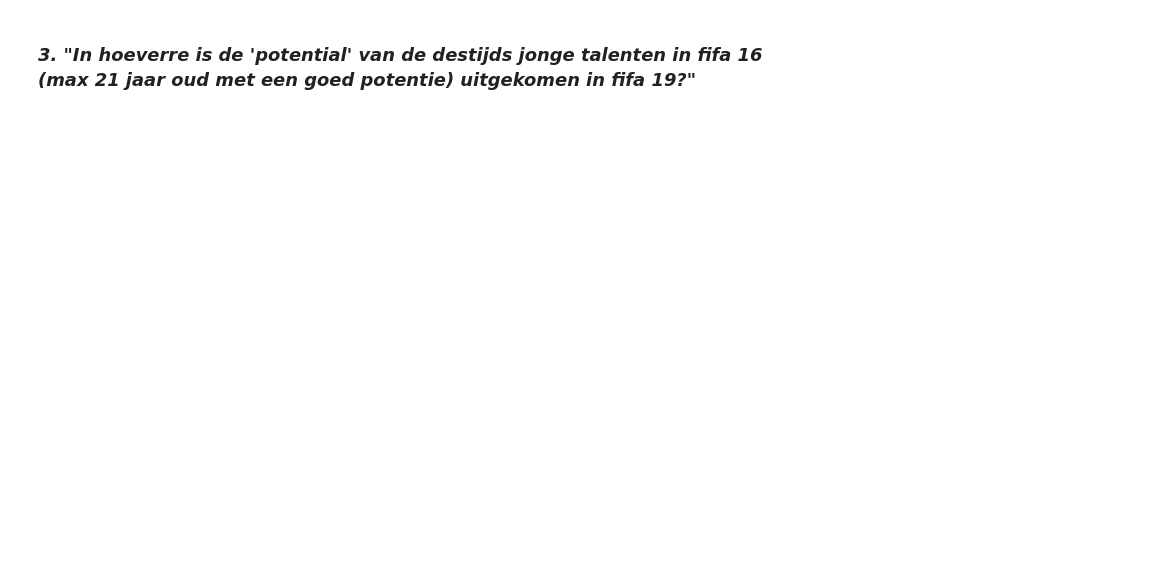
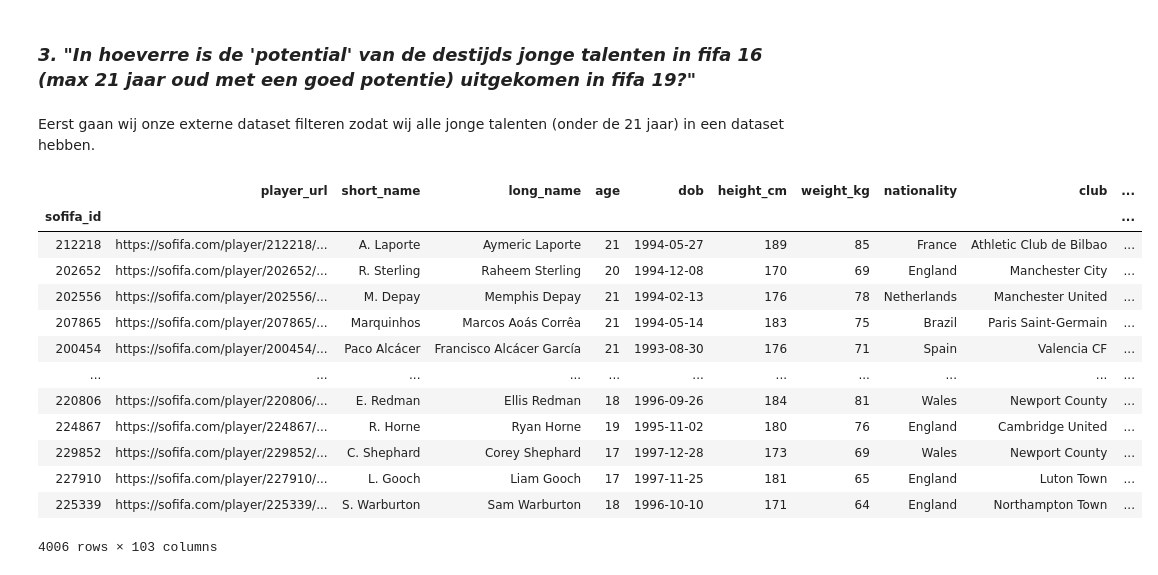
Before and after one commit to Redouanelh/casusopdracht, a Jupyter notebook: fifa19/casusopdracht_onderzoeksvragen.ipynb, the cells around one changed output. Drawn from its saved outputs; the diff is of its cells as text; code cells hidden in the pictures; blank space fills up the shorter version.

```diff
--- a/fifa19/casusopdracht_onderzoeksvragen.ipynb
+++ b/fifa19/casusopdracht_onderzoeksvragen.ipynb
@@ -754,2 +754,22 @@ array([[4.78328409e-078, 1.00000000e+000, 0.00000000e+000,
 # %% [markdown]
 ### *3. "In hoeverre is de 'potential' van de destijds jonge talenten in fifa 16 (max 21 jaar oud met een goed potentie) uitgekomen in fifa 19?"*
+# %% [markdown]
+Eerst gaan wij onze externe dataset filteren zodat wij alle jonge talenten (onder de 21 jaar) in een dataset hebben.
+# %%
+extern_filter = extern_source.loc[extern_source['age'] <= 21]
+extern_filter
+# %% [output]
+|  | player_url | short_name | long_name | age | dob | height_cm | weight_kg | nationality | club | ... |
+| sofifa_id |  |  |  |  |  |  |  |  |  | ... |
+| 212218 | https://sofifa.com/player/212218/... | A. Laporte | Aymeric Laporte | 21 | 1994-05-27 | 189 | 85 | France | Athletic Club de Bilbao | ... |
+| 202652 | https://sofifa.com/player/202652/... | R. Sterling | Raheem Sterling | 20 | 1994-12-08 | 170 | 69 | England | Manchester City | ... |
+| 202556 | https://sofifa.com/player/202556/... | M. Depay | Memphis Depay | 21 | 1994-02-13 | 176 | 78 | Netherlands | Manchester United | ... |
+| 207865 | https://sofifa.com/player/207865/... | Marquinhos | Marcos Aoás Corrêa | 21 | 1994-05-14 | 183 | 75 | Brazil | Paris Saint-Germain | ... |
+| 200454 | https://sofifa.com/player/200454/... | Paco Alcácer | Francisco Alcácer García | 21 | 1993-08-30 | 176 | 71 | Spain | Valencia CF | ... |
+| ... | ... | ... | ... | ... | ... | ... | ... | ... | ... | ... |
+| 220806 | https://sofifa.com/player/220806/... | E. Redman | Ellis Redman | 18 | 1996-09-26 | 184 | 81 | Wales | Newport County | ... |
+| 224867 | https://sofifa.com/player/224867/... | R. Horne | Ryan Horne | 19 | 1995-11-02 | 180 | 76 | England | Cambridge United | ... |
+| 229852 | https://sofifa.com/player/229852/... | C. Shephard | Corey Shephard | 17 | 1997-12-28 | 173 | 69 | Wales | Newport County | ... |
+| 227910 | https://sofifa.com/player/227910/... | L. Gooch | Liam Gooch | 17 | 1997-11-25 | 181 | 65 | England | Luton Town | ... |
+| 225339 | https://sofifa.com/player/225339/... | S. Warburton | Sam Warburton | 18 | 1996-10-10 | 171 | 64 | England | Northampton Town | ... |
+4006 rows × 103 columns
```
Also changed, not shown: parts of 13 cells of this notebook.
